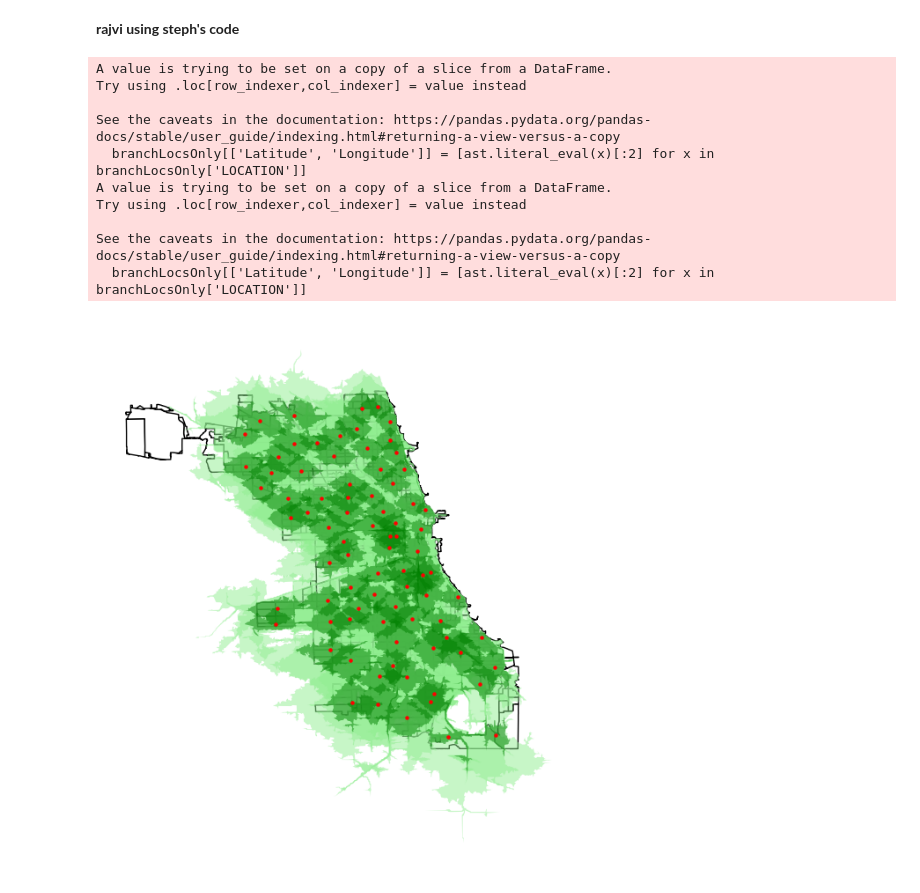
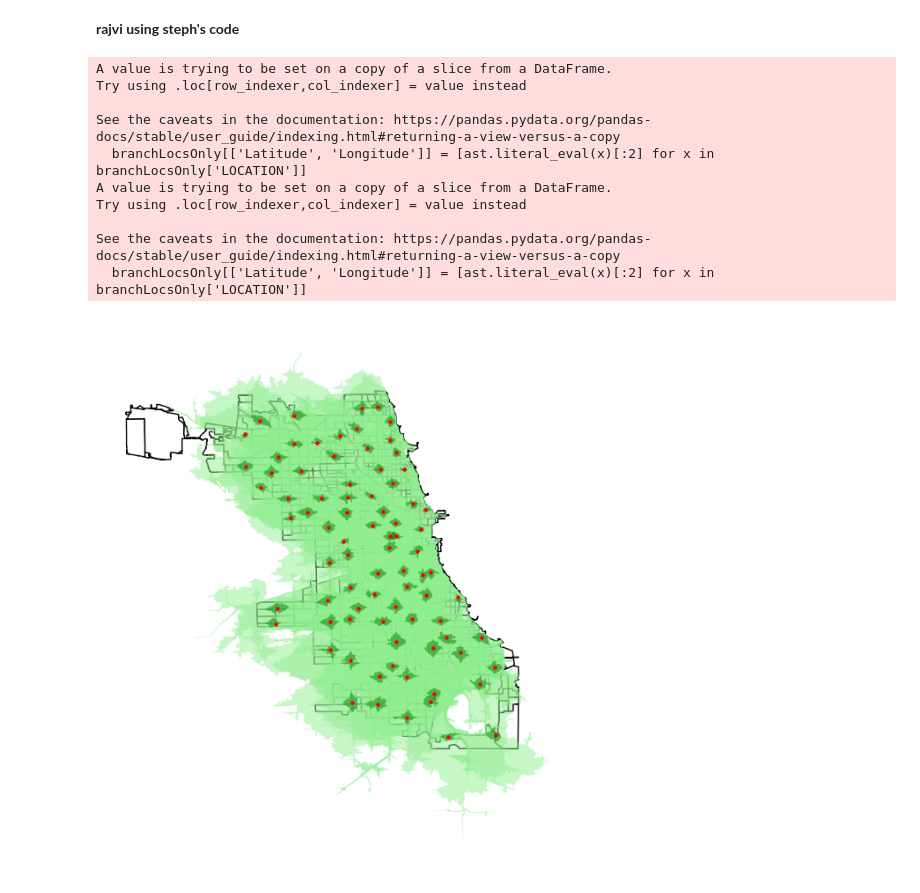
Before and after one commit to uchicago-dsi/cpl_project, a Jupyter notebook: can-summer-2023/api things/rajvi_optimize_radii.ipynb, the cells around one changed output. Drawn from its saved outputs; the diff is of its cells as text; code cells hidden in the pictures.

```diff
--- a/can-summer-2023/api things/rajvi_optimize_radii.ipynb
+++ b/can-summer-2023/api things/rajvi_optimize_radii.ipynb
@@ -32,7 +32,7 @@ branchRadii.head()
 branchRadii2 = branchRadii.copy(deep = True)
 
 for i in range(branchRadii.shape[0]):
-    api_response =  api.get_data((branchRadii.loc[i,'LATITUDE'],branchRadii.loc[i,'LONGITUDE']), 5)
+    api_response =  api.get_data((branchRadii.loc[i,'LATITUDE'],branchRadii.loc[i,'LONGITUDE']), 2)
     branchRadii.loc[i,'geometry'] = shape(api_response)
 
 for i in range(branchRadii2.shape[0]):
@@ -44,7 +44,7 @@ for i in range(branchRadii2.shape[0]):
 # %%
 # this line makes a copy of the ageOnly data frame so we can manipulate without affecting our primary dataset
 censusTracts = populationDemographics[['geoid','geometry','qualifying name', 'current land area (sq. m)', 'current water area (sq. m)', ]]
-branchLocsOnly=branches[['BRANCH','LOCATION']]
+branchLocsOnly=branchRadii[['BRANCH','LOCATION']]
 
 # the following converts the data frame to a geo data frame and plots estimated percent of retired members of each community
 censusTracts = gpd.GeoDataFrame(
@@ -59,31 +59,31 @@ branchLocsOnly[['Latitude', 'Longitude']] = [ast.literal_eval(x)[:2] for x in br
 branchLocsOnly = branchLocsOnly.drop(columns='LOCATION')
 #branchLocsOnly.head()
 
 #branchRadii = branchRadii.set_crs('epsg:4326')
 branchRadii = branchRadii.set_crs('epsg:32633')
 branchRadii2 = branchRadii2.set_crs('epsg:32633')
 
 branchLocsOnly = gpd.GeoDataFrame(
     #branchLocsOnly, geometry=gpd.points_from_xy(branchLocsOnly.Longitude, branchLocsOnly.Latitude), crs="EPSG:4326")
     branchLocsOnly, geometry=gpd.points_from_xy(branchLocsOnly.Longitude, branchLocsOnly.Latitude), crs="EPSG:32633")
 
 fig, ax = plt.subplots(1, figsize=(8, 8))
 base = censusTracts.plot(ax=ax, color='white', edgecolor='black')
 ax.axis('off')
 
 branchRadii2.plot(ax=base, alpha = .5, color = 'lightgreen')
 branchRadii.plot(ax=base, alpha = .5, color='green')
 
 branchLocsOnly.plot(ax=base, marker='o', color='red', markersize=5);
 # %% [output]
 A value is trying to be set on a copy of a slice from a DataFrame.
 Try using .loc[row_indexer,col_indexer] = value instead
 
 See the caveats in the documentation: https://pandas.pydata.org/pandas-docs/stable/user_guide/indexing.html#returning-a-view-versus-a-copy
   branchLocsOnly[['Latitude', 'Longitude']] = [ast.literal_eval(x)[:2] for x in branchLocsOnly['LOCATION']]
 A value is trying to be set on a copy of a slice from a DataFrame.
 Try using .loc[row_indexer,col_indexer] = value instead
 
 See the caveats in the documentation: https://pandas.pydata.org/pandas-docs/stable/user_guide/indexing.html#returning-a-view-versus-a-copy
   branchLocsOnly[['Latitude', 'Longitude']] = [ast.literal_eval(x)[:2] for x in branchLocsOnly['LOCATION']]
-[figure, old version]
+[figure, new version]
```
Also changed, not shown: 4 other files.
